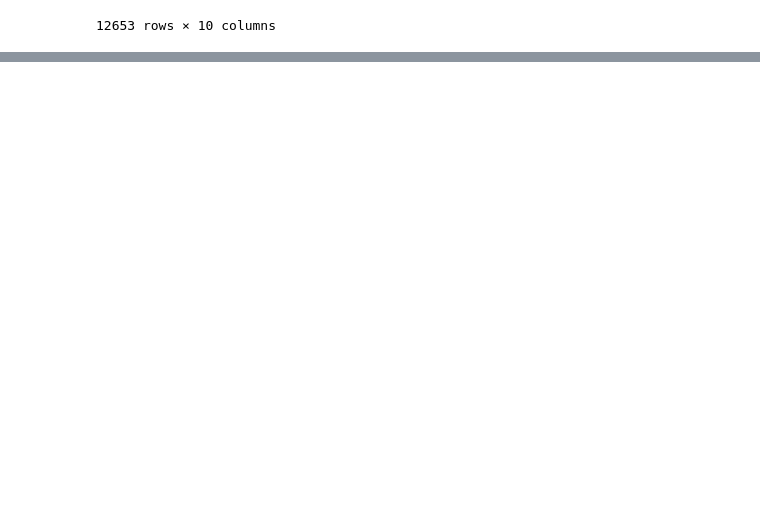
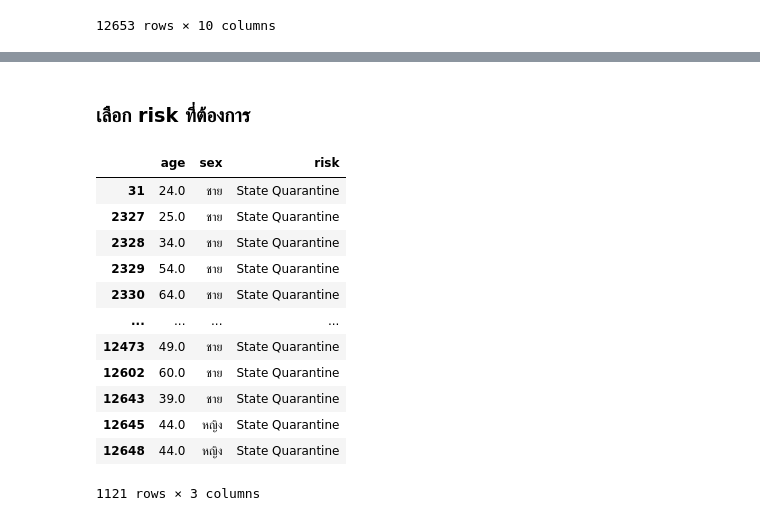
Before and after one commit to mintra-tippayaratsontorn/data_viz_2022, a Jupyter notebook: DataViz01_Table_Data.ipynb, the cells around one changed output, grey strips where cells are left out. Drawn from its saved outputs; the diff is of its cells as text; code cells hidden in the pictures; blank space fills up the shorter version.

```diff
--- a/DataViz01_Table_Data.ipynb
+++ b/DataViz01_Table_Data.ipynb
@@ -180,0 +164,3 @@ data_HW
+# %%
+data_hw = data_df[['age','sex','risk']]  # เลือกเฉพาะคอลัมน์ที่ต้องการคือ อายุ, เพศ, risk
+data_hw
@@ -180,0 +188,3 @@ data_HW
+# %%
+hw_drop = data_hw.dropna()  # ทำการ drop ข้อมูลที่ missing
+hw_drop
@@ -180,0 +232,19 @@ data_HW
+# %% [markdown]
+### เลือก risk ที่ต้องการ
+# %%
+risk1 = hw_drop[hw_drop['risk'] == 'State Quarantine']  # เลือกข้อมูล risk ที่มาจากState Quarantine
+risk1
+# %% [output]
+|  | age | sex | risk |
+| 31 | 24.0 | ชาย | State Quarantine |
+| 2327 | 25.0 | ชาย | State Quarantine |
+| 2328 | 34.0 | ชาย | State Quarantine |
+| 2329 | 54.0 | ชาย | State Quarantine |
+| 2330 | 64.0 | ชาย | State Quarantine |
+| ... | ... | ... | ... |
+| 12473 | 49.0 | ชาย | State Quarantine |
+| 12602 | 60.0 | ชาย | State Quarantine |
+| 12643 | 39.0 | ชาย | State Quarantine |
+| 12645 | 44.0 | หญิง | State Quarantine |
+| 12648 | 44.0 | หญิง | State Quarantine |
+1121 rows × 3 columns
```
Also changed, not shown: parts of 21 cells of this notebook.
